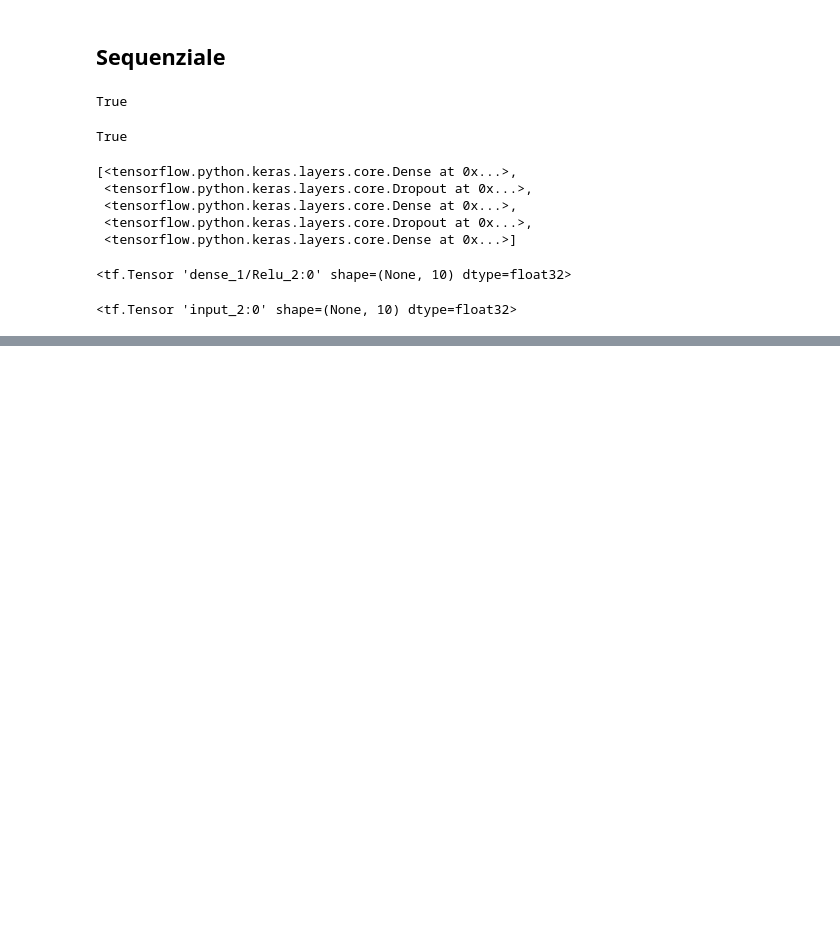
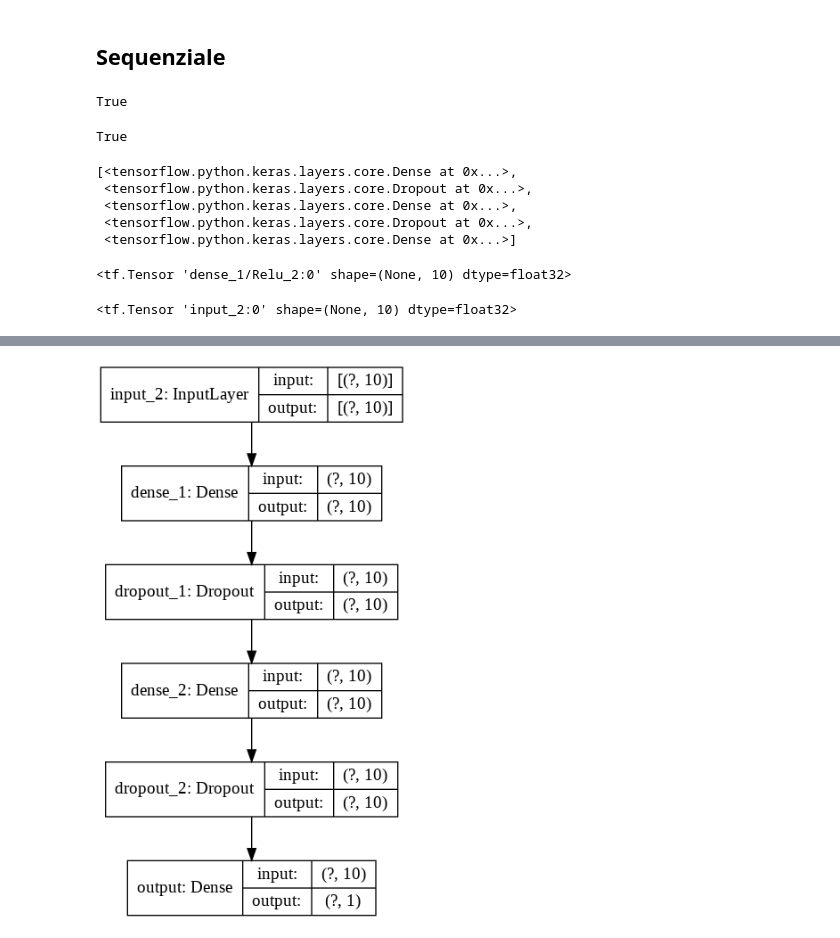
Before and after one commit to btlgs2000/dl_intro, a Jupyter notebook: keras_basics.ipynb, the cells around one changed output, grey strips where cells are left out. Drawn from its saved outputs; the diff is of its cells as text; code cells hidden in the pictures; blank space fills up the shorter version.

```diff
--- a/keras_basics.ipynb
+++ b/keras_basics.ipynb
@@ -180,0 +202,4 @@ dense_1.input
+# %%
+keras.utils.plot_model(model=model, show_shapes=True)
+# %% [output]
+[figure, added]
```
Also changed, not shown: parts of 1 cell of this notebook.
